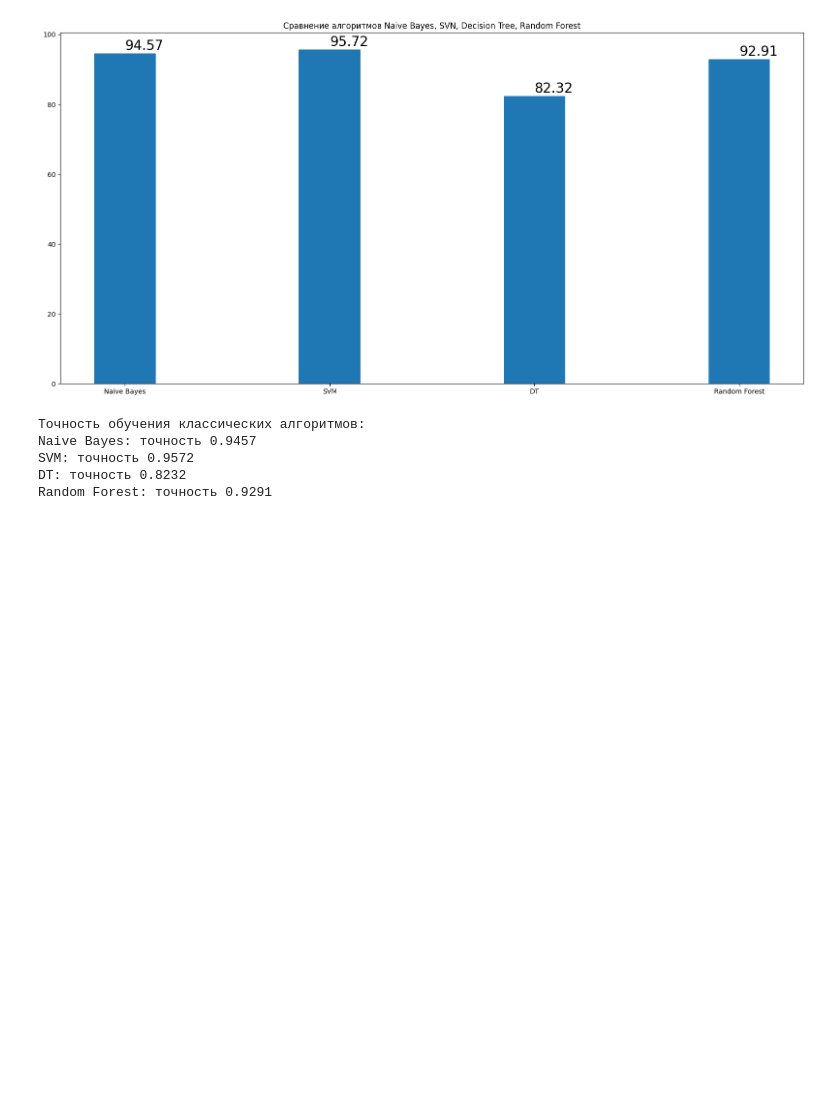
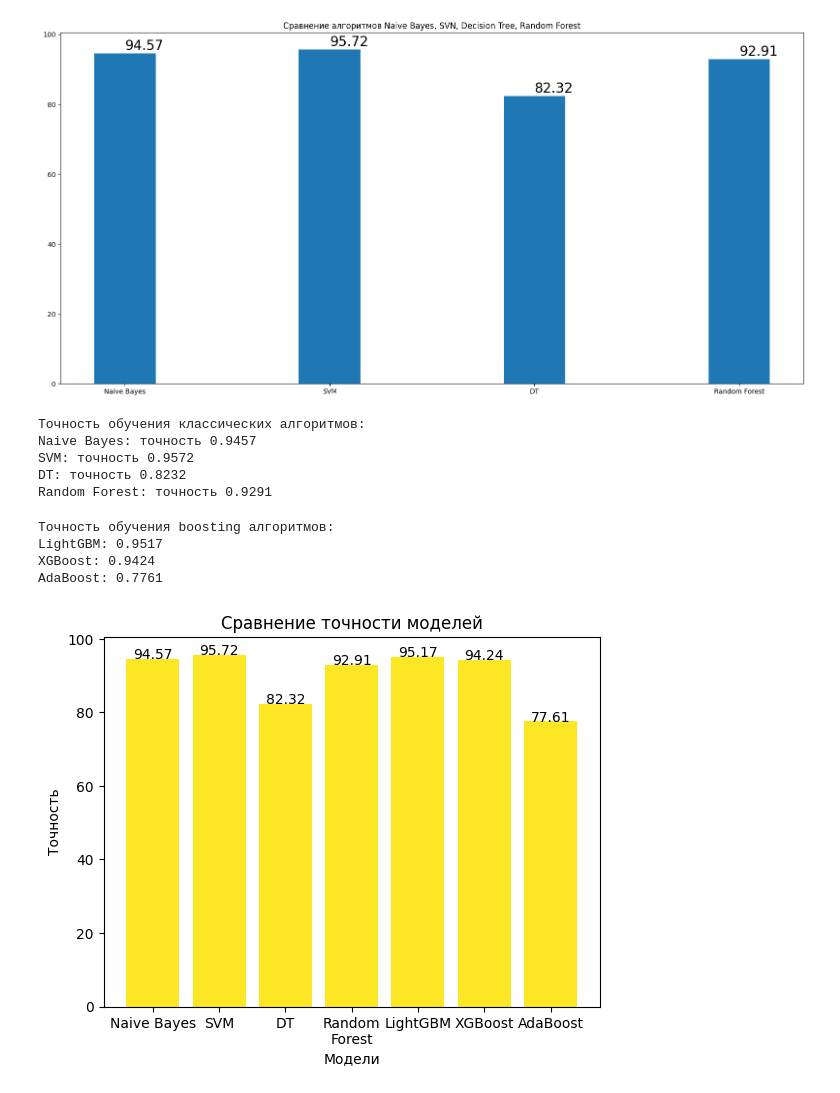
Before and after one commit to Stepeech/DataMining, a Jupyter notebook: Практика_№12_Применение_методов_машинного_обучения_для_решения_задачи_классификации_текстов.ipynb, the cells around one changed output. Saved outputs shown, nothing was run; the diff lists cells and outputs as text; code cells hidden in the pictures; blank space fills up the shorter version.

```diff
--- a/Практика_№12_Применение_методов_машинного_обучения_для_решения_задачи_классификации_текстов.ipynb
+++ b/Практика_№12_Применение_методов_машинного_обучения_для_решения_задачи_классификации_текстов.ipynb
@@ -68,7 +68,7 @@ data
 | 49998 | Падение горнолыжника на полной ск... | Швейцарский горнолыжник Марк Гизи... | Спорт | Спорт |
 49999 rows × 4 columns
 # %%
-data['topic_d'] = data['topic_d'].replace({'Спорт': 1, 'Интернет и СМИ': 2, 'Культура': 3, 'Наука и техника': 4, 'Бизнес': 5})
+data['topic_d'] = data['topic_d'].replace({'Спорт': 1, 'Интернет и СМИ': 2, 'Культура': 3, 'Наука и техника': 4, 'Бизнес': 0})
 data
 # %% [output]
 |  | title | text | topic | topic_d |
@@ -359,6 +360,6 @@ Successfully installed catboost-1.2.2
 # %%
 models = {
-    'CatBoost': make_pipeline(TfidfVectorizer(), CatBoostClassifier()),
+    #'CatBoost': make_pipeline(TfidfVectorizer(), CatBoostClassifier()),
     'LightGBM': make_pipeline(TfidfVectorizer(), LGBMClassifier()),
     'XGBoost': make_pipeline(TfidfVectorizer(), XGBClassifier()),
     'AdaBoost': make_pipeline(TfidfVectorizer(), AdaBoostClassifier())
@@ -416,3 +445,29 @@ Random Forest: точность 0.9291
 print("Точность обучения boosting алгоритмов:")
 for name, accuracy in acc.items():
     print(f"{name}: {accuracy:.4f}")
+# %% [output]
+Точность обучения boosting алгоритмов:
+LightGBM: 0.9517
+XGBoost: 0.9424
+AdaBoost: 0.7761
+# %%
+from matplotlib import cm
+import matplotlib.pyplot as plt
+
+plt.bar(models_sum, acc_sum)
+
+colors = cm.viridis(acc_sum)
+
+bar = plt.bar(models_sum, acc_sum, color=colors)
+
+plt.title('Сравнение точности моделей')
+plt.xlabel('Модели')
+plt.ylabel('Точность')
+
+
+for i, (acc, barr) in enumerate(zip(acc_sum, bar)):
+    plt.text(i, acc, f'{acc}', ha='center')
+
+plt.show()
+# %% [output]
+[figure, added]
```
Also changed, not shown: parts of 5 cells of this notebook.
